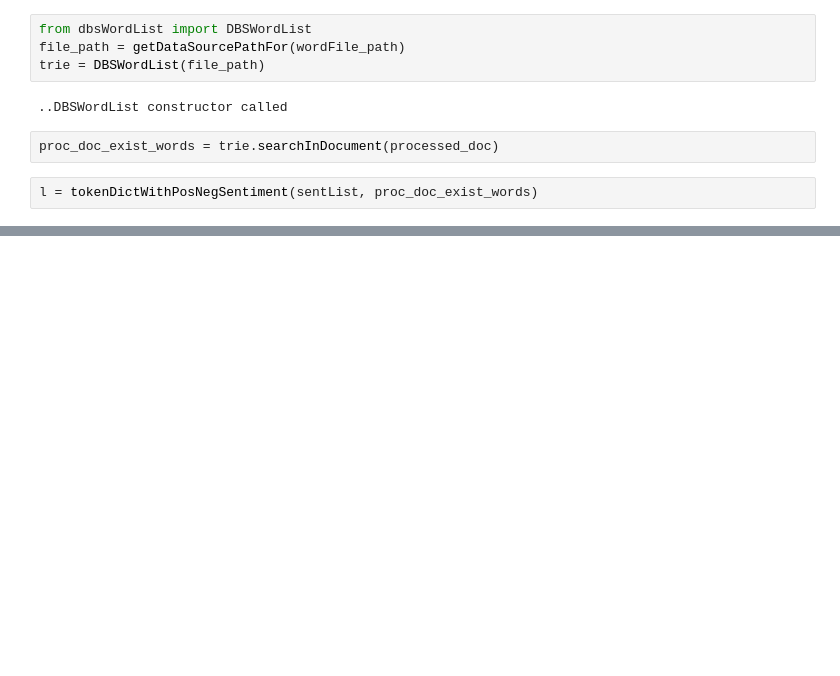
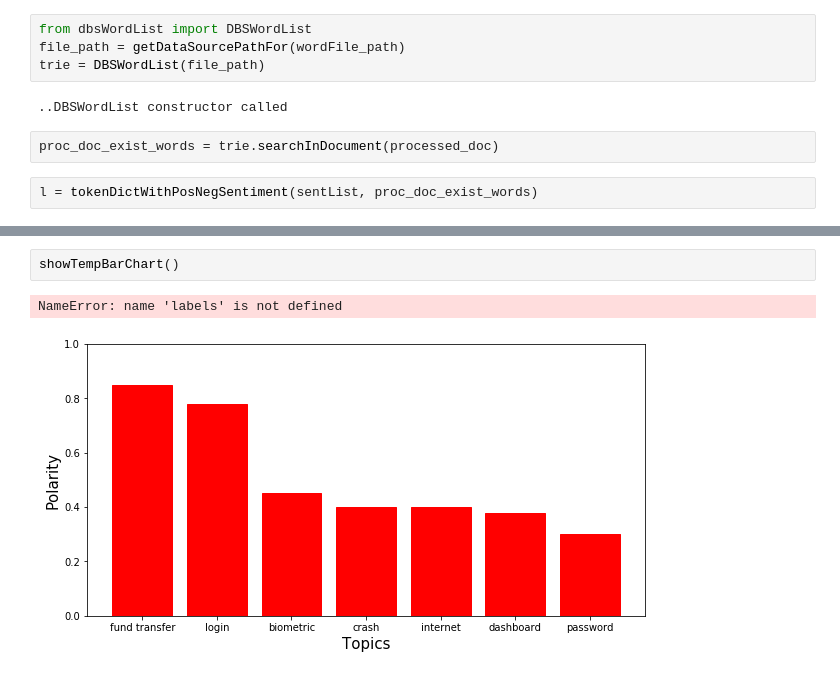
Before and after one commit to sulabh9999/SentimentAnalysis, a Jupyter notebook: TopicModeling.ipynb, the cells around one changed output, grey strips where cells are left out. Drawn from its saved outputs; the diff is of its cells as text; blank space fills up the shorter version.

```diff
--- a/TopicModeling.ipynb
+++ b/TopicModeling.ipynb
@@ -226,0 +227,5 @@ showPiChart(sortedMostFreq(l))
+# %%
+showTempBarChart()
+# %% [output]
+NameError: name 'labels' is not defined
+[figure, added]
```
Also changed, not shown: parts of 7 cells of this notebook, 3 other files.
